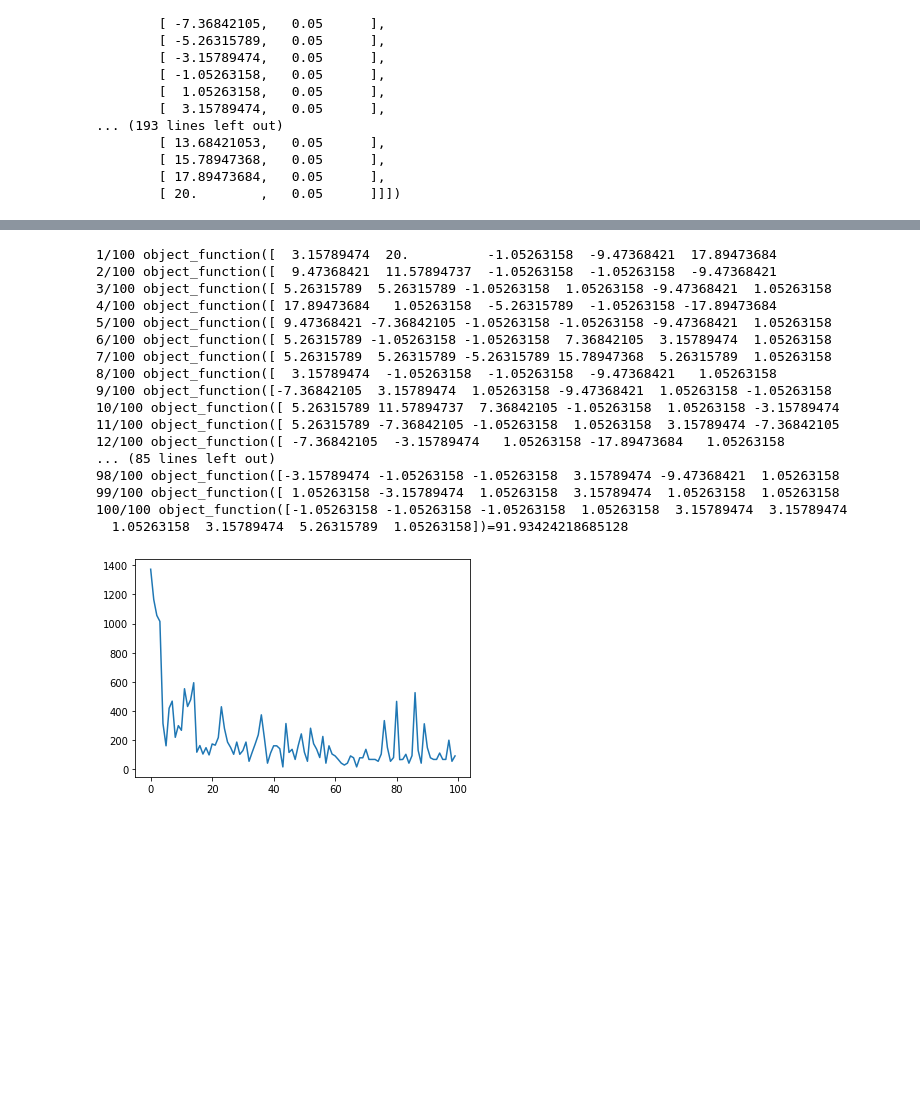
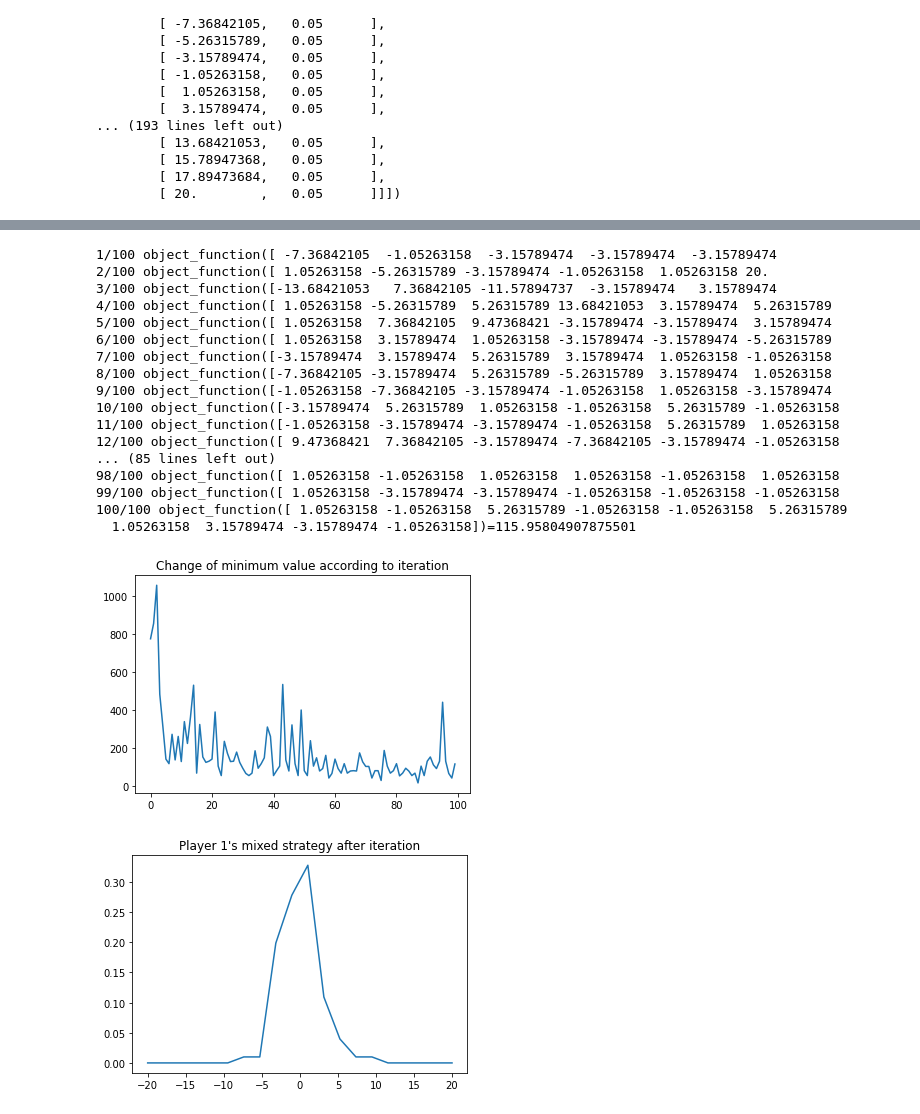
Before and after one commit to dolmani38/nash_loss, a Jupyter notebook: A_Continuos_Optimization_Algorithm_based_on_Fictitious_Play_Theory.ipynb, the cells around one changed output, grey strips where cells are left out. Drawn from its saved outputs; the diff is of its cells as text; code cells hidden in the pictures; blank space fills up the shorter version.

```diff
--- a/A_Continuos_Optimization_Algorithm_based_on_Fictitious_Play_Theory.ipynb
+++ b/A_Continuos_Optimization_Algorithm_based_on_Fictitious_Play_Theory.ipynb
@@ -263,9 +263,9 @@ def continuos_optimization_based_on_play_theory(object_function=f1,
         s = choice_strategies(strategy_matrix)
         # 목적함수의 값 산출
         mv = object_function(s)
-        print("\r{}/{} object_function({})={}               ".format(t,epoch,s,mv), end="", flush=True)
+        print("\r\r{}/{} object_function({})={}               ".format(t,epoch,s,mv), sep=" ", end="", flush=True)
         history.append(mv)
-    return s,history
+    return strategy_matrix,history
 # %%
 # 실험1
 import matplotlib.pyplot as plt
@@ -313,39 +319,45 @@ plt.show()
 # %%
 # 실험2
 # 논문에서 f2에 해당하는 함수
 def f2(player_strategies):
     y = np.sum(player_strategies*player_strategies - 10 * np.cos(2*np.pi*player_strategies)+10)
     return y
 
-s,history = continuos_optimization_based_on_play_theory(object_function=f2,
+S,history = continuos_optimization_based_on_play_theory(object_function=f2,
                                                         player_count=player_count,
                                                         strategy_range=strategy_range,
                                                         number_of_strategies=number_of_strategies,
                                                         sample_count=sample_count,
                                                         epoch=epoch,
                                                         resolution=resolution)
 
 plt.plot(history)
+plt.title("Change of minimum value according to iteration")
 plt.show()
+
+plt.plot(S[0,:,0].reshape(S.shape[1]),S[0,:,1].reshape(S.shape[1]))
+plt.title("Player 1's mixed strategy after iteration")
+plt.show()
 # %% [output]
-1/100 object_function([  3.15789474  20.          -1.05263158  -9.47368421  17.89473684
-2/100 object_function([  9.47368421  11.57894737  -1.05263158  -1.05263158  -9.47368421
-3/100 object_function([ 5.26315789  5.26315789 -1.05263158  1.05263158 -9.47368421  1.05263158
-4/100 object_function([ 17.89473684   1.05263158  -5.26315789  -1.05263158 -17.89473684
-5/100 object_function([ 9.47368421 -7.36842105 -1.05263158 -1.05263158 -9.47368421  1.05263158
-6/100 object_function([ 5.26315789 -1.05263158 -1.05263158  7.36842105  3.15789474  1.05263158
-7/100 object_function([ 5.26315789  5.26315789 -5.26315789 15.78947368  5.26315789  1.05263158
-8/100 object_function([  3.15789474  -1.05263158  -1.05263158  -9.47368421   1.05263158
-9/100 object_function([-7.36842105  3.15789474  1.05263158 -9.47368421  1.05263158 -1.05263158
-10/100 object_function([ 5.26315789 11.57894737  7.36842105 -1.05263158  1.05263158 -3.15789474
-11/100 object_function([ 5.26315789 -7.36842105 -1.05263158  1.05263158  3.15789474 -7.36842105
-12/100 object_function([ -7.36842105  -3.15789474   1.05263158 -17.89473684   1.05263158
+1/100 object_function([ -7.36842105  -1.05263158  -3.15789474  -3.15789474  -3.15789474
+2/100 object_function([ 1.05263158 -5.26315789 -3.15789474 -1.05263158  1.05263158 20.
+3/100 object_function([-13.68421053   7.36842105 -11.57894737  -3.15789474   3.15789474
+4/100 object_function([ 1.05263158 -5.26315789  5.26315789 13.68421053  3.15789474  5.26315789
+5/100 object_function([ 1.05263158  7.36842105  9.47368421 -3.15789474 -3.15789474  3.15789474
+6/100 object_function([ 1.05263158  3.15789474  1.05263158 -3.15789474 -3.15789474 -5.26315789
+7/100 object_function([-3.15789474  3.15789474  5.26315789  3.15789474  1.05263158 -1.05263158
+8/100 object_function([-7.36842105 -3.15789474  5.26315789 -5.26315789  3.15789474  1.05263158
+9/100 object_function([-1.05263158 -7.36842105 -3.15789474 -1.05263158  1.05263158 -3.15789474
+10/100 object_function([-3.15789474  5.26315789  1.05263158 -1.05263158  5.26315789 -1.05263158
+11/100 object_function([-1.05263158 -3.15789474 -3.15789474 -1.05263158  5.26315789  1.05263158
+12/100 object_function([ 9.47368421  7.36842105 -3.15789474 -7.36842105 -3.15789474 -1.05263158
 ... (85 lines left out)
-98/100 object_function([-3.15789474 -1.05263158 -1.05263158  3.15789474 -9.47368421  1.05263158
-99/100 object_function([ 1.05263158 -3.15789474  1.05263158  3.15789474  1.05263158  1.05263158
-100/100 object_function([-1.05263158 -1.05263158 -1.05263158  1.05263158  3.15789474  3.15789474
-  1.05263158  3.15789474  5.26315789  1.05263158])=91.93424218685128
+98/100 object_function([ 1.05263158 -1.05263158  1.05263158  1.05263158 -1.05263158  1.05263158
+99/100 object_function([ 1.05263158 -3.15789474 -3.15789474 -1.05263158 -1.05263158 -1.05263158
+100/100 object_function([ 1.05263158 -1.05263158  5.26315789 -1.05263158 -1.05263158  5.26315789
+  1.05263158  3.15789474 -3.15789474 -1.05263158])=115.95804907875501
-[figure, old version]
+[figure, new version]
+[figure, added]
 # %%
 # 실험3
 # 논문에서 f3에 해당하는 함수
```
Also changed, not shown: parts of 28 cells of this notebook.
